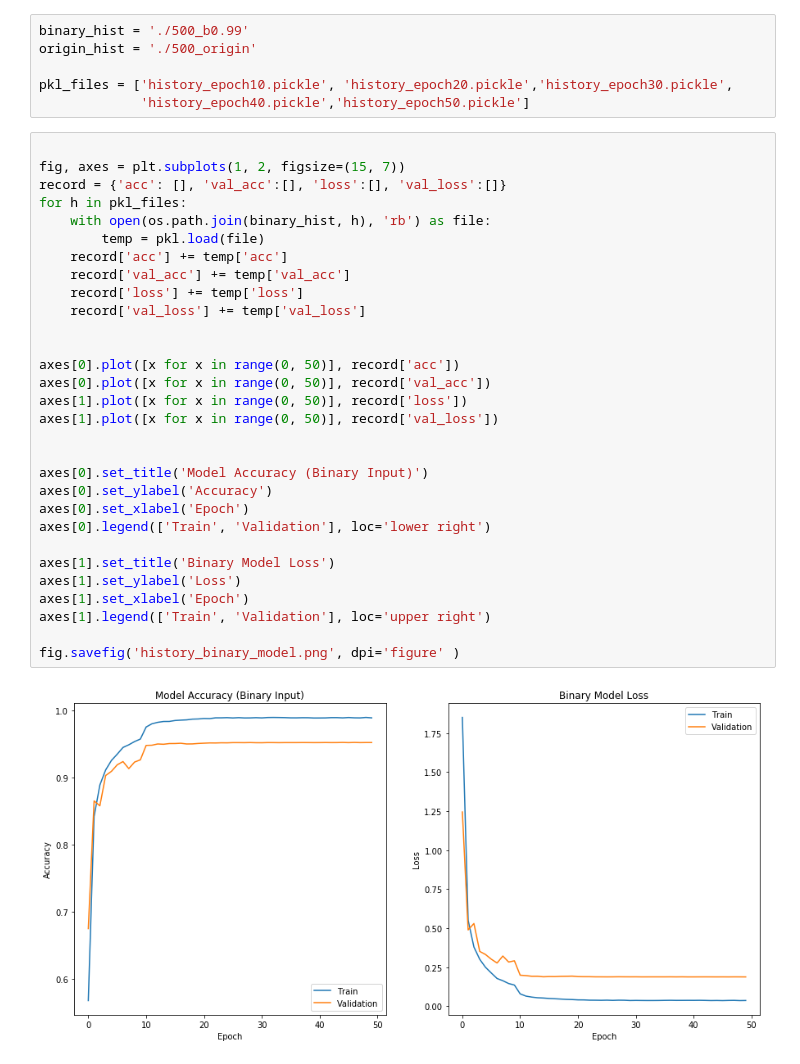
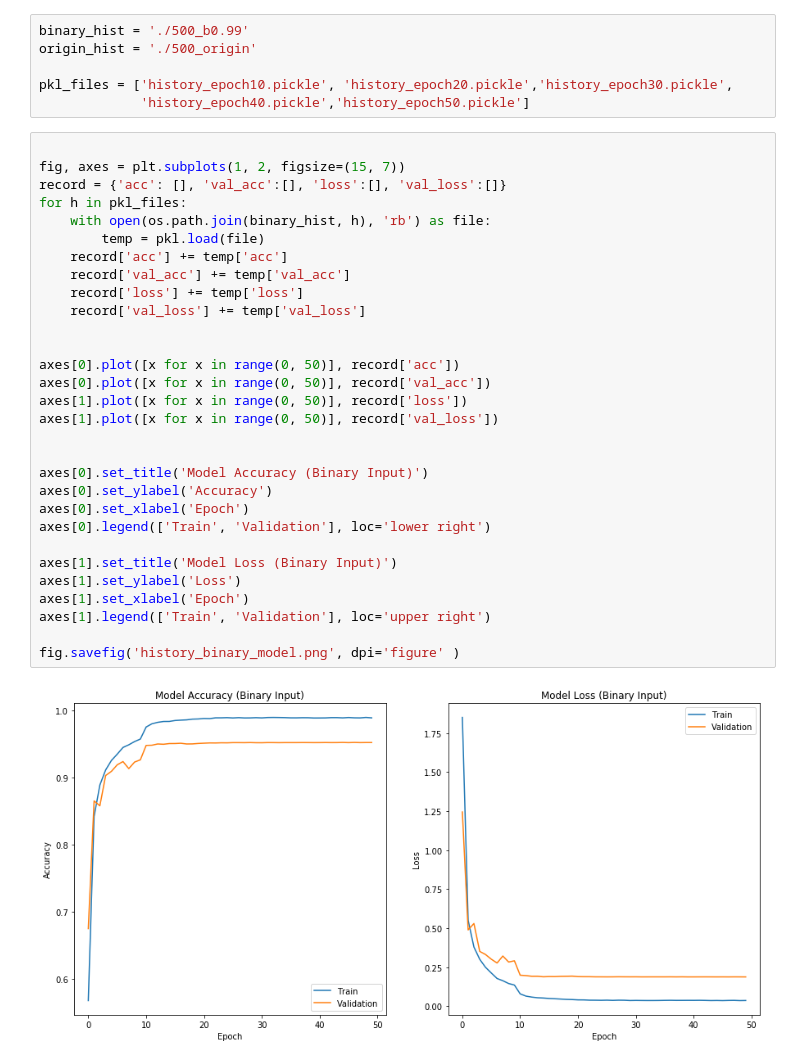
Before and after one commit to chenliz1/ChineseHandwritingRecognition, a Jupyter notebook: script.ipynb, the cells around one changed output. Drawn from its saved outputs; the diff is of its cells as text.

Commit message:
change plot title

```diff
--- a/script.ipynb
+++ b/script.ipynb
@@ -155,35 +155,35 @@ pkl_files = ['history_epoch10.pickle', 'history_epoch20.pickle','history_epoch30
 # %%
 
 fig, axes = plt.subplots(1, 2, figsize=(15, 7))
 record = {'acc': [], 'val_acc':[], 'loss':[], 'val_loss':[]}
 for h in pkl_files:
     with open(os.path.join(binary_hist, h), 'rb') as file:
         temp = pkl.load(file)
     record['acc'] += temp['acc']
     record['val_acc'] += temp['val_acc']
     record['loss'] += temp['loss']
     record['val_loss'] += temp['val_loss']
 
 
 axes[0].plot([x for x in range(0, 50)], record['acc'])
 axes[0].plot([x for x in range(0, 50)], record['val_acc'])
 axes[1].plot([x for x in range(0, 50)], record['loss'])
 axes[1].plot([x for x in range(0, 50)], record['val_loss'])
 
 
 axes[0].set_title('Model Accuracy (Binary Input)')
 axes[0].set_ylabel('Accuracy')
 axes[0].set_xlabel('Epoch')
 axes[0].legend(['Train', 'Validation'], loc='lower right')
 
-axes[1].set_title('Binary Model Loss')
+axes[1].set_title('Model Loss (Binary Input)')
 axes[1].set_ylabel('Loss')
 axes[1].set_xlabel('Epoch')
 axes[1].legend(['Train', 'Validation'], loc='upper right')
 
 fig.savefig('history_binary_model.png', dpi='figure' )
 # %% [output]
-[figure, old version]
+[figure, new version]
 # %%
 fig, axes = plt.subplots(1, 2, figsize=(15, 7))
 record = {'acc': [], 'val_acc':[], 'loss':[], 'val_loss':[]}
```
Also changed, not shown: parts of 1 cell of this notebook.
